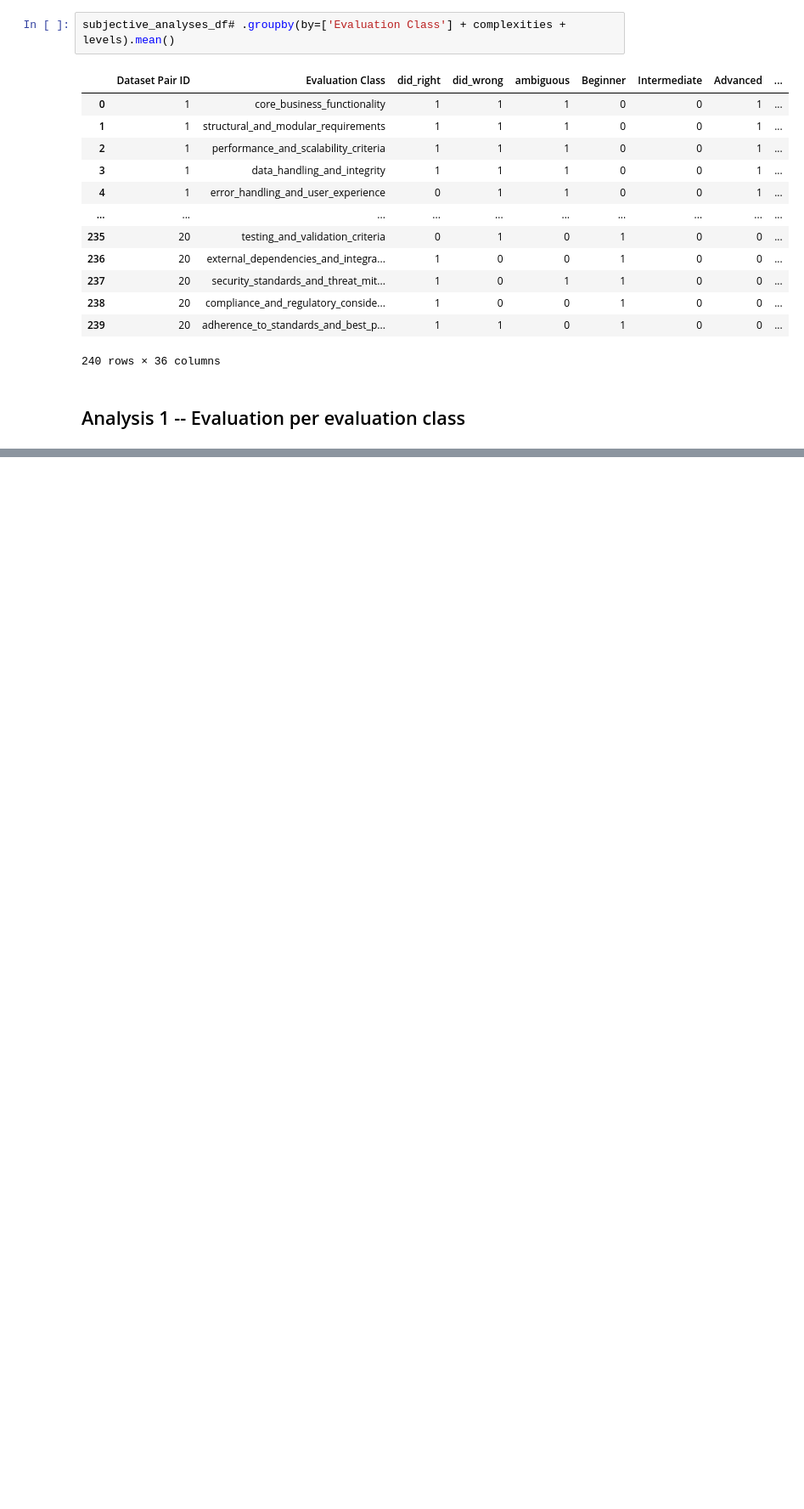
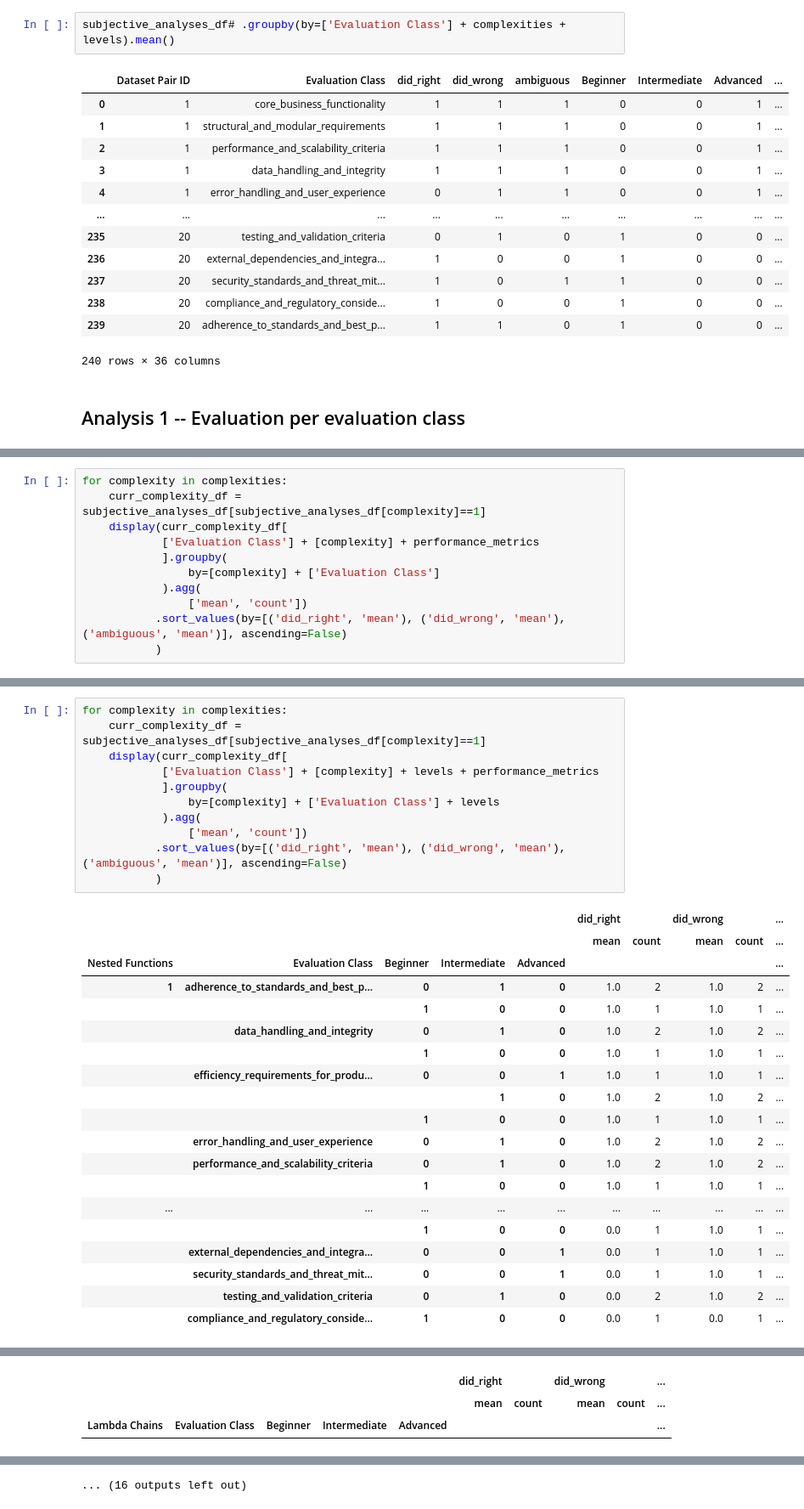
Before and after one commit to push-to-prod-ai/push-to-prod, a Jupyter notebook: syntropy-app/eda-notebook.ipynb, the cells around one changed output, grey strips where cells are left out. Shown at 85% size. Drawn from its saved outputs; the diff is of its cells as text; blank space fills up the shorter version.

```diff
--- a/syntropy-app/eda-notebook.ipynb
+++ b/syntropy-app/eda-notebook.ipynb
@@ -2052,0 +2097,11 @@ subjective_analyses_df[['Evaluation Class', , 'did_right', 'did_wrong', 'ambiguo
+# %%
+for complexity in complexities:
+    curr_complexity_df = subjective_analyses_df[subjective_analyses_df[complexity]==1]
+    display(curr_complexity_df[
+            ['Evaluation Class'] + [complexity] + performance_metrics
+            ].groupby(
+                by=[complexity] + ['Evaluation Class']
+            ).agg(
+                ['mean', 'count'])
+           .sort_values(by=[('did_right', 'mean'), ('did_wrong', 'mean'), ('ambiguous', 'mean')], ascending=False)
+           )
@@ -2052,0 +2268,31 @@ subjective_analyses_df[['Evaluation Class', , 'did_right', 'did_wrong', 'ambiguo
+# %%
+for complexity in complexities:
+    curr_complexity_df = subjective_analyses_df[subjective_analyses_df[complexity]==1]
+    display(curr_complexity_df[
+            ['Evaluation Class'] + [complexity] + levels + performance_metrics
+            ].groupby(
+                by=[complexity] + ['Evaluation Class'] + levels
+            ).agg(
+                ['mean', 'count'])
+           .sort_values(by=[('did_right', 'mean'), ('did_wrong', 'mean'), ('ambiguous', 'mean')], ascending=False)
+           )
+# %% [output]
+|  |  |  |  |  | did_right |  | did_wrong |  | ... |
+|  |  |  |  |  | mean | count | mean | count | ... |
+| Nested Functions | Evaluation Class | Beginner | Intermediate | Advanced |  |  |  |  | ... |
+| 1 | adherence_to_standards_and_best_p... | 0 | 1 | 0 | 1.0 | 2 | 1.0 | 2 | ... |
+|  |  | 1 | 0 | 0 | 1.0 | 1 | 1.0 | 1 | ... |
+|  | data_handling_and_integrity | 0 | 1 | 0 | 1.0 | 2 | 1.0 | 2 | ... |
+|  |  | 1 | 0 | 0 | 1.0 | 1 | 1.0 | 1 | ... |
+|  | efficiency_requirements_for_produ... | 0 | 0 | 1 | 1.0 | 1 | 1.0 | 1 | ... |
+|  |  |  | 1 | 0 | 1.0 | 2 | 1.0 | 2 | ... |
+|  |  | 1 | 0 | 0 | 1.0 | 1 | 1.0 | 1 | ... |
+|  | error_handling_and_user_experience | 0 | 1 | 0 | 1.0 | 2 | 1.0 | 2 | ... |
+|  | performance_and_scalability_criteria | 0 | 1 | 0 | 1.0 | 2 | 1.0 | 2 | ... |
+|  |  | 1 | 0 | 0 | 1.0 | 1 | 1.0 | 1 | ... |
+| ... | ... | ... | ... | ... | ... | ... | ... | ... | ... |
+|  |  | 1 | 0 | 0 | 0.0 | 1 | 1.0 | 1 | ... |
+|  | external_dependencies_and_integra... | 0 | 0 | 1 | 0.0 | 1 | 1.0 | 1 | ... |
+|  | security_standards_and_threat_mit... | 0 | 0 | 1 | 0.0 | 1 | 1.0 | 1 | ... |
+|  | testing_and_validation_criteria | 0 | 1 | 0 | 0.0 | 2 | 1.0 | 2 | ... |
+|  | compliance_and_regulatory_conside... | 1 | 0 | 0 | 0.0 | 1 | 0.0 | 1 | ... |
@@ -2052,0 +2352,3 @@ subjective_analyses_df[['Evaluation Class', , 'did_right', 'did_wrong', 'ambiguo
+|  |  |  |  |  | did_right |  | did_wrong |  | ... |
+|  |  |  |  |  | mean | count | mean | count | ... |
+| Lambda Chains | Evaluation Class | Beginner | Intermediate | Advanced |  |  |  |  | ... |
@@ -2052,0 +2464 @@ subjective_analyses_df[['Evaluation Class', , 'did_right', 'did_wrong', 'ambiguo
+... (16 outputs left out)
```
Also changed, not shown: parts of 9 cells of this notebook.
